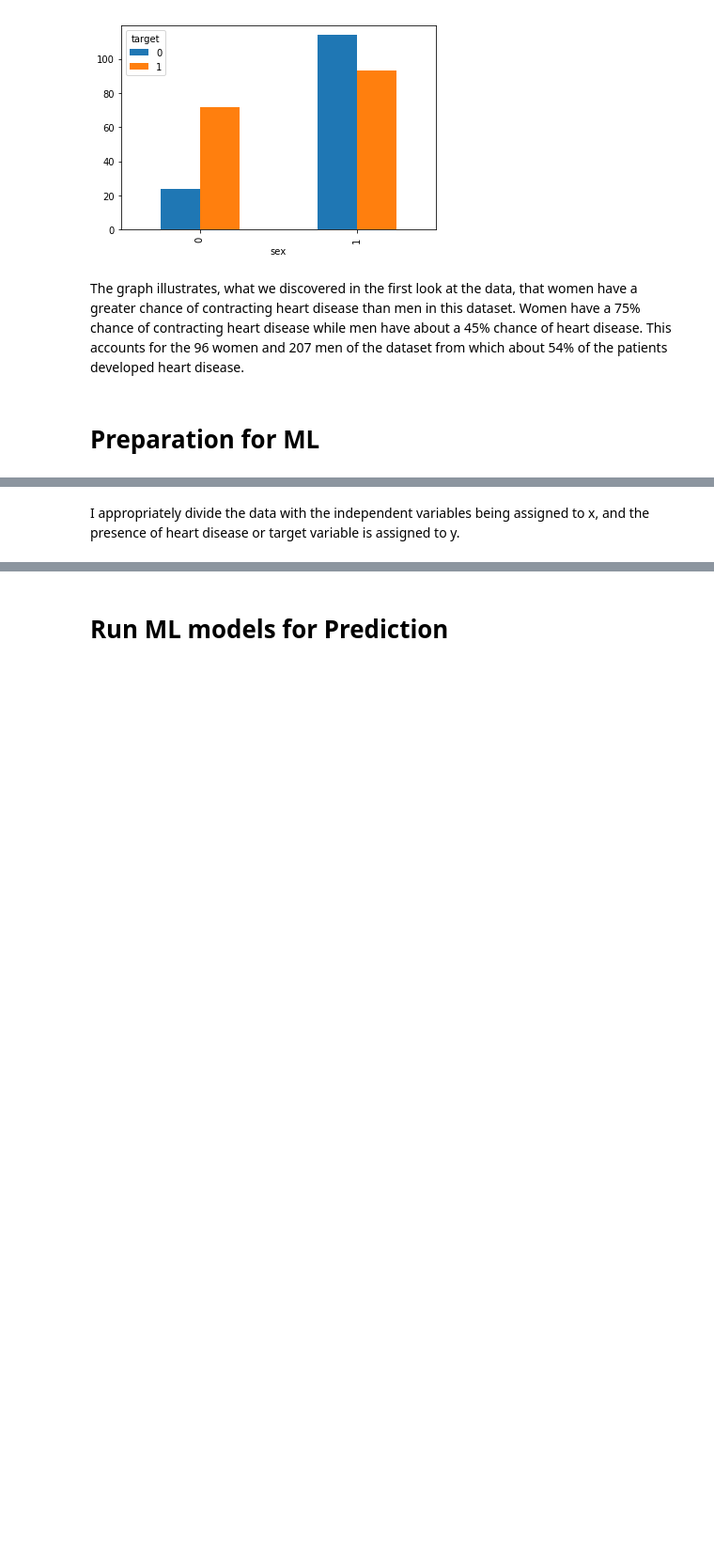
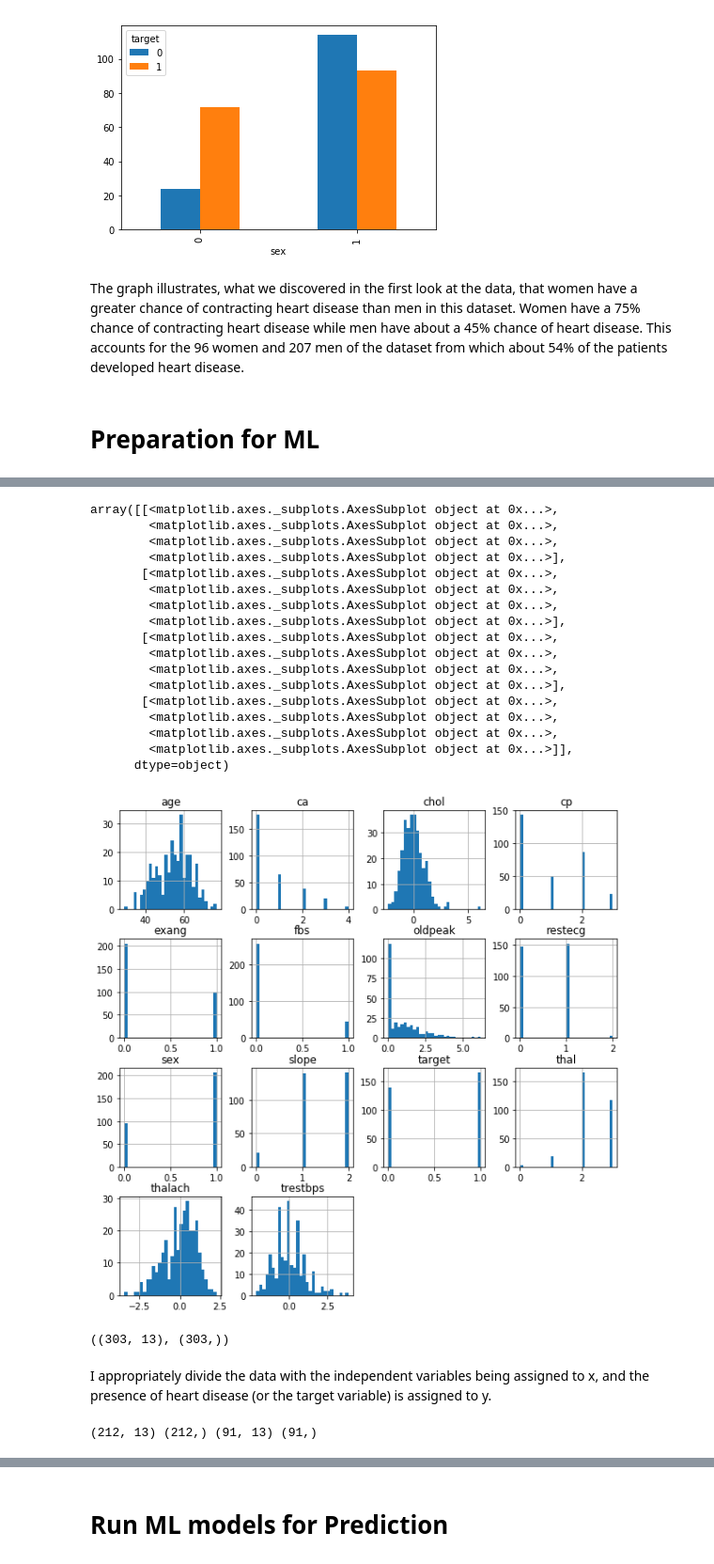
Before and after one commit to Tgordon523/HeartDisease-Analysis, a Jupyter notebook: TG_Health_Data_UCI.ipynb, the cells around one changed output, grey strips where cells are left out. Shown at 94% size. Saved outputs shown, nothing was run; the diff lists cells and outputs as text; code cells hidden in the pictures; blank space fills up the shorter version.

```diff
--- a/TG_Health_Data_UCI.ipynb
+++ b/TG_Health_Data_UCI.ipynb
@@ -334,12 +332,39 @@ scaled_df.head()
+# %%
+scaled_df.hist(figsize =(10, 10), bins = 30)
+# %% [output]
+array([[<matplotlib.axes._subplots.AxesSubplot object at 0x...>,
+        <matplotlib.axes._subplots.AxesSubplot object at 0x...>,
+        <matplotlib.axes._subplots.AxesSubplot object at 0x...>,
+        <matplotlib.axes._subplots.AxesSubplot object at 0x...>],
+       [<matplotlib.axes._subplots.AxesSubplot object at 0x...>,
+        <matplotlib.axes._subplots.AxesSubplot object at 0x...>,
+        <matplotlib.axes._subplots.AxesSubplot object at 0x...>,
+        <matplotlib.axes._subplots.AxesSubplot object at 0x...>],
+       [<matplotlib.axes._subplots.AxesSubplot object at 0x...>,
+        <matplotlib.axes._subplots.AxesSubplot object at 0x...>,
+        <matplotlib.axes._subplots.AxesSubplot object at 0x...>,
+        <matplotlib.axes._subplots.AxesSubplot object at 0x...>],
+       [<matplotlib.axes._subplots.AxesSubplot object at 0x...>,
+        <matplotlib.axes._subplots.AxesSubplot object at 0x...>,
+        <matplotlib.axes._subplots.AxesSubplot object at 0x...>,
+        <matplotlib.axes._subplots.AxesSubplot object at 0x...>]],
+      dtype=object)
+[figure, added]
 # %%
 array = scaled_df.values
 x = array[:, 0:13]
 y = array[:, 13]
+x.shape, y.shape
+# %% [output]
+((303, 13), (303,))
 # %% [markdown]
-I appropriately divide the data with the independent variables being assigned to x, and the presence of heart disease or target variable is assigned to y.
+I appropriately divide the data with the independent variables being assigned to x, and the presence of heart disease (or the target variable) is assigned to y.
 # %%
 from sklearn.model_selection import train_test_split
 testsize = 0.3
 seed = 7
 x_train, x_test, y_train, y_test = train_test_split(x, y, test_size=testsize, random_state=seed)
+print(x_train.shape, y_train.shape, x_test.shape, y_test.shape)
+# %% [output]
+(212, 13) (212,) (91, 13) (91,)
 # %% [markdown]
```
Also changed, not shown: parts of 20 cells of this notebook.
